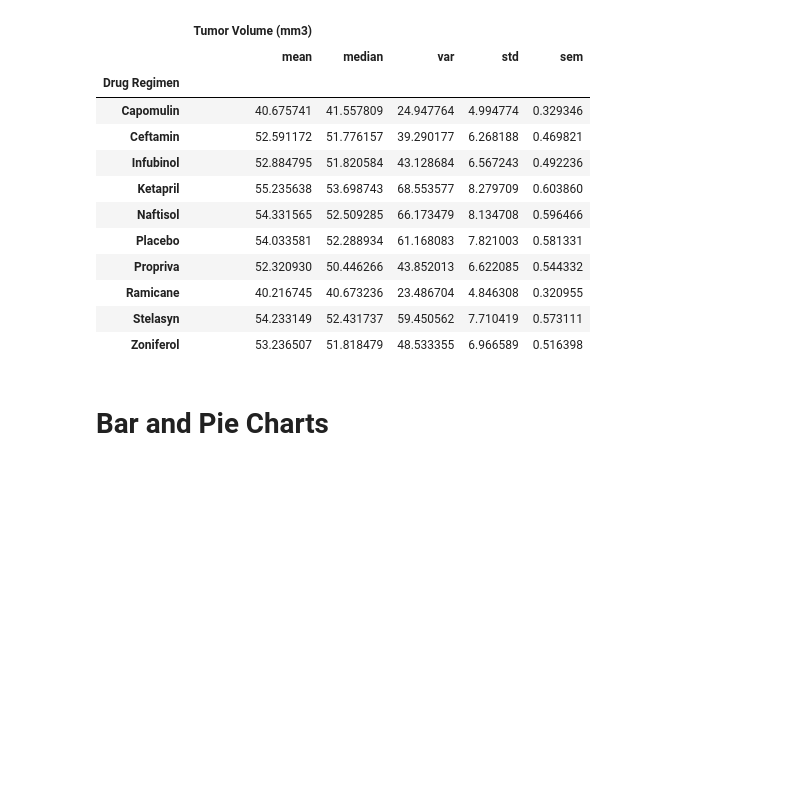
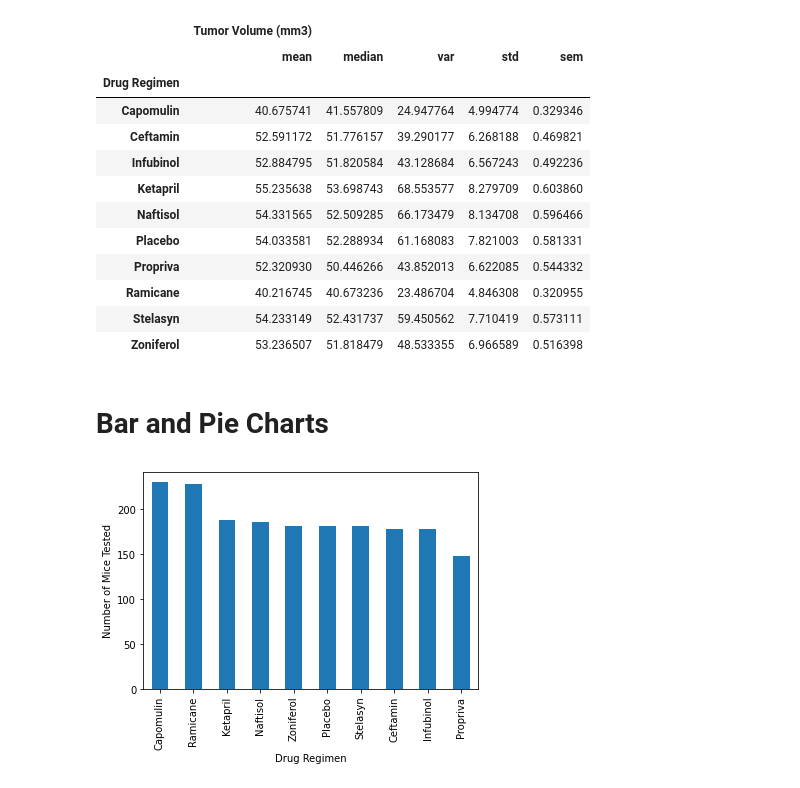
Before and after one commit to jbarkle/Matplotlib-Challenge, a Jupyter notebook: Pymaceuticals.ipynb, the cells around one changed output. Drawn from its saved outputs; the diff is of its cells as text; code cells hidden in the pictures; blank space fills up the shorter version.

Commit message:
script bar and pie charts

```diff
--- a/Pymaceuticals.ipynb
+++ b/Pymaceuticals.ipynb
@@ -119,5 +119,17 @@ summary_statistics_agg
 | Zoniferol | 53.236507 | 51.818479 | 48.533355 | 6.966589 | 0.516398 |
 # %% [markdown]
 # Bar and Pie Charts
+# %%
+# Generate a bar plot showing the total number of timepoints for all mice tested for each drug regimen using Pandas.
+drug_time_bar_df = mouse_data_clean.groupby("Drug Regimen").agg({"Timepoint":["count"]})
+drug_time_bar_df.columns = ["Timepoint Count"]
+
+drug_time_bar_df = drug_time_bar_df.sort_values("Timepoint Count",ascending=False)
+drug_time_bar_df.plot(kind="bar", figsize=(6,4), legend=False,)
+plt.xlabel("Drug Regimen")
+plt.ylabel("Number of Mice Tested")
+plt.show()
+# %% [output]
+[figure, added]
 # %%
 # Generate a bar plot showing the total number of timepoints for all mice tested for each drug regimen using pyplot.
```
Also changed, not shown: parts of 3 cells of this notebook.
